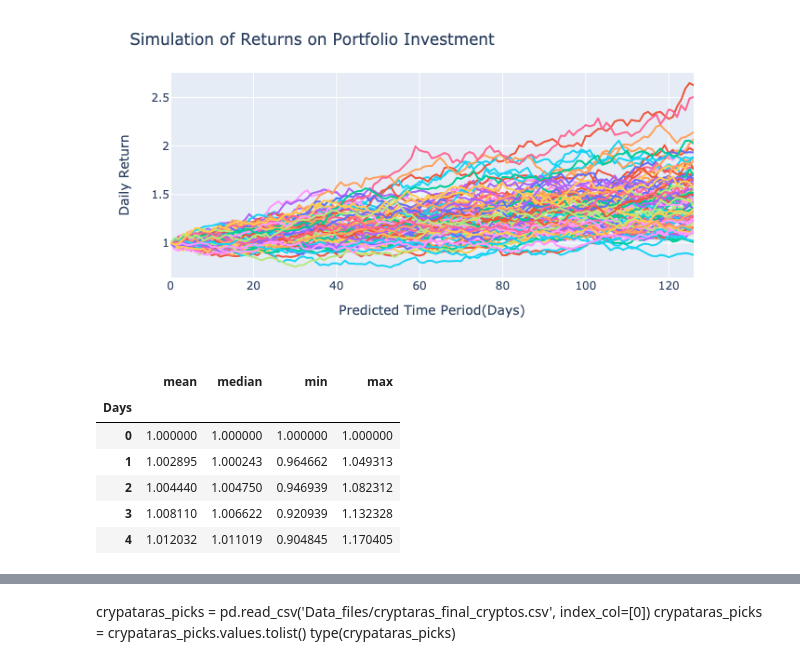
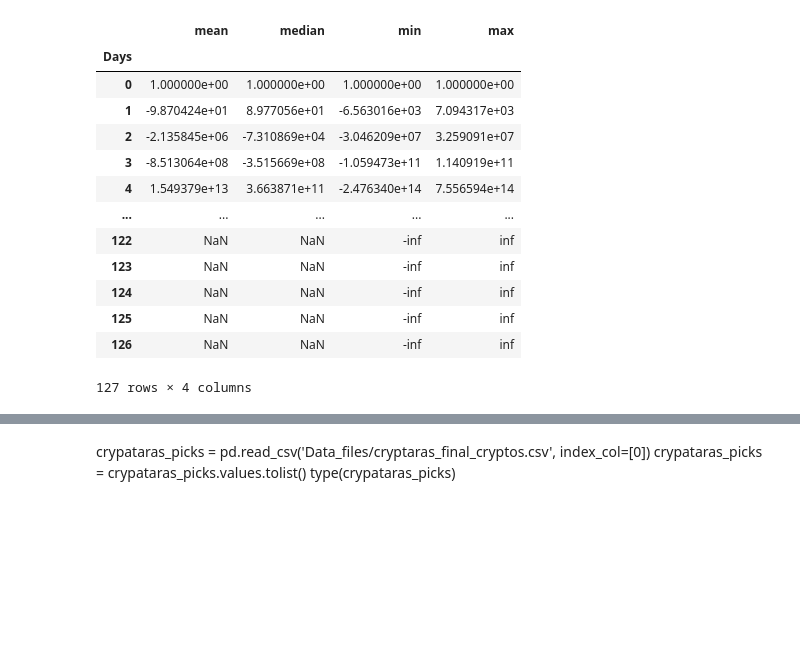
Before and after one commit to AST-XXI/FintechProject, a Jupyter notebook: cryptara_final/cryptara_v1_visualization.ipynb, the cells around one changed output, grey strips where cells are left out. Cells and saved outputs as stored; diff of their text form; code cells hidden in the pictures; blank space fills up the shorter version.

```diff
--- a/cryptara_final/cryptara_v1_visualization.ipynb
+++ b/cryptara_final/cryptara_v1_visualization.ipynb
@@ -48,25 +43,21 @@ mc_df.head(30)
-# %%
-fig1 = px.line(mc_df)
-fig1 = fig1.update_layout(
-    xaxis_title="Predicted Time Period(Days)",
-    yaxis_title="Daily Return",
-    showlegend=False,
-    title='Simulation of Returns on Portfolio Investment')
-fig1.show()
-# %% [output]
-[figure, removed]
 # %%
 #use dataframe of stats for daily returns of simulation from aarons part as well
 mc_path = Path("Data_files/mc_stats.csv")
 df_simulated_returns = pd.read_csv(mc_path, index_col=[0])
 df_simulated_returns.index.name="Days"
 df_simulated_returns
-df_simulated_returns.head()
 # %% [output]
 |  | mean | median | min | max |
 | Days |  |  |  |  |
-| 0 | 1.000000 | 1.000000 | 1.000000 | 1.000000 |
-| 1 | 1.002895 | 1.000243 | 0.964662 | 1.049313 |
-| 2 | 1.004440 | 1.004750 | 0.946939 | 1.082312 |
-| 3 | 1.008110 | 1.006622 | 0.920939 | 1.132328 |
-| 4 | 1.012032 | 1.011019 | 0.904845 | 1.170405 |
+| 0 | 1.000000e+00 | 1.000000e+00 | 1.000000e+00 | 1.000000e+00 |
+| 1 | -9.870424e+01 | 8.977056e+01 | -6.563016e+03 | 7.094317e+03 |
+| 2 | -2.135845e+06 | -7.310869e+04 | -3.046209e+07 | 3.259091e+07 |
+| 3 | -8.513064e+08 | -3.515669e+08 | -1.059473e+11 | 1.140919e+11 |
+| 4 | 1.549379e+13 | 3.663871e+11 | -2.476340e+14 | 7.556594e+14 |
+| ... | ... | ... | ... | ... |
+| 122 | NaN | NaN | -inf | inf |
+| 123 | NaN | NaN | -inf | inf |
+| 124 | NaN | NaN | -inf | inf |
+| 125 | NaN | NaN | -inf | inf |
+| 126 | NaN | NaN | -inf | inf |
+127 rows × 4 columns
```
Also changed, not shown: parts of 39 cells of this notebook.
